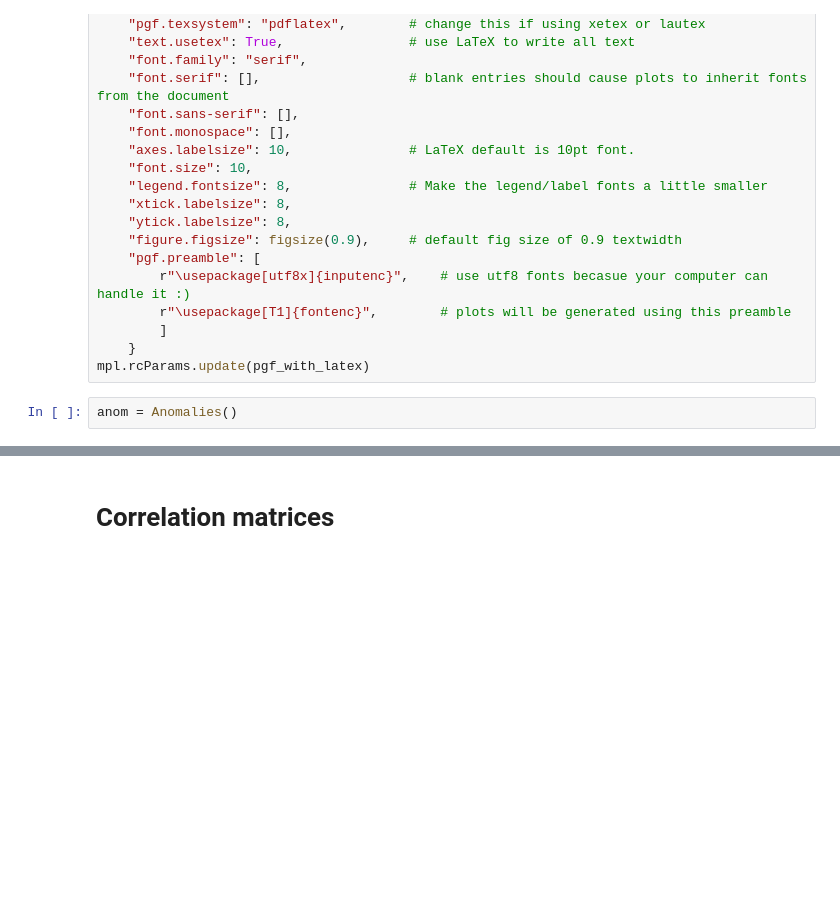
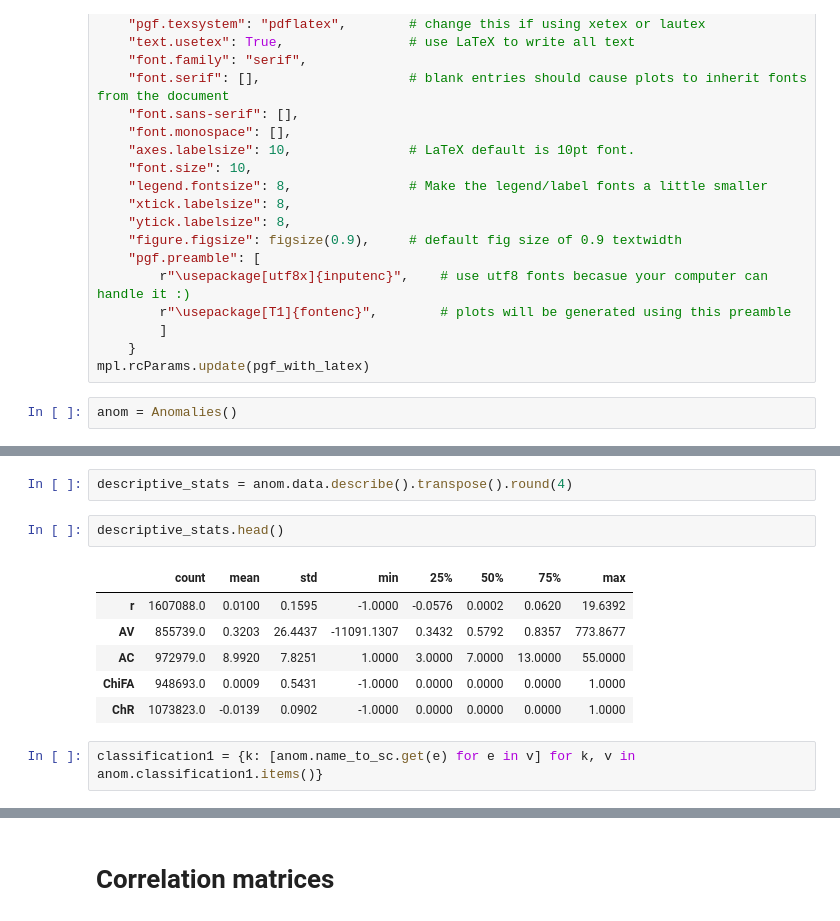
Before and after one commit to karolinachalupova/DiplomaThesis, a Jupyter notebook: exploratory.ipynb, the cells around one changed output, grey strips where cells are left out. Saved outputs shown, nothing was run; the diff lists cells and outputs as text; blank space fills up the shorter version.

```diff
--- a/exploratory.ipynb
+++ b/exploratory.ipynb
@@ -55,0 +68,13 @@ anom = Anomalies()
+# %%
+descriptive_stats = anom.data.describe().transpose().round(4)
+# %%
+descriptive_stats.head()
+# %% [output]
+|  | count | mean | std | min | 25% | 50% | 75% | max |
+| r | 1607088.0 | 0.0100 | 0.1595 | -1.0000 | -0.0576 | 0.0002 | 0.0620 | 19.6392 |
+| AV | 855739.0 | 0.3203 | 26.4437 | -11091.1307 | 0.3432 | 0.5792 | 0.8357 | 773.8677 |
+| AC | 972979.0 | 8.9920 | 7.8251 | 1.0000 | 3.0000 | 7.0000 | 13.0000 | 55.0000 |
+| ChiFA | 948693.0 | 0.0009 | 0.5431 | -1.0000 | 0.0000 | 0.0000 | 0.0000 | 1.0000 |
+| ChR | 1073823.0 | -0.0139 | 0.0902 | -1.0000 | 0.0000 | 0.0000 | 0.0000 | 1.0000 |
+# %%
+classification1 = {k: [anom.name_to_sc.get(e) for e in v] for k, v in anom.classification1.items()}
```
Also changed, not shown: parts of 8 cells of this notebook, 7 other files.
